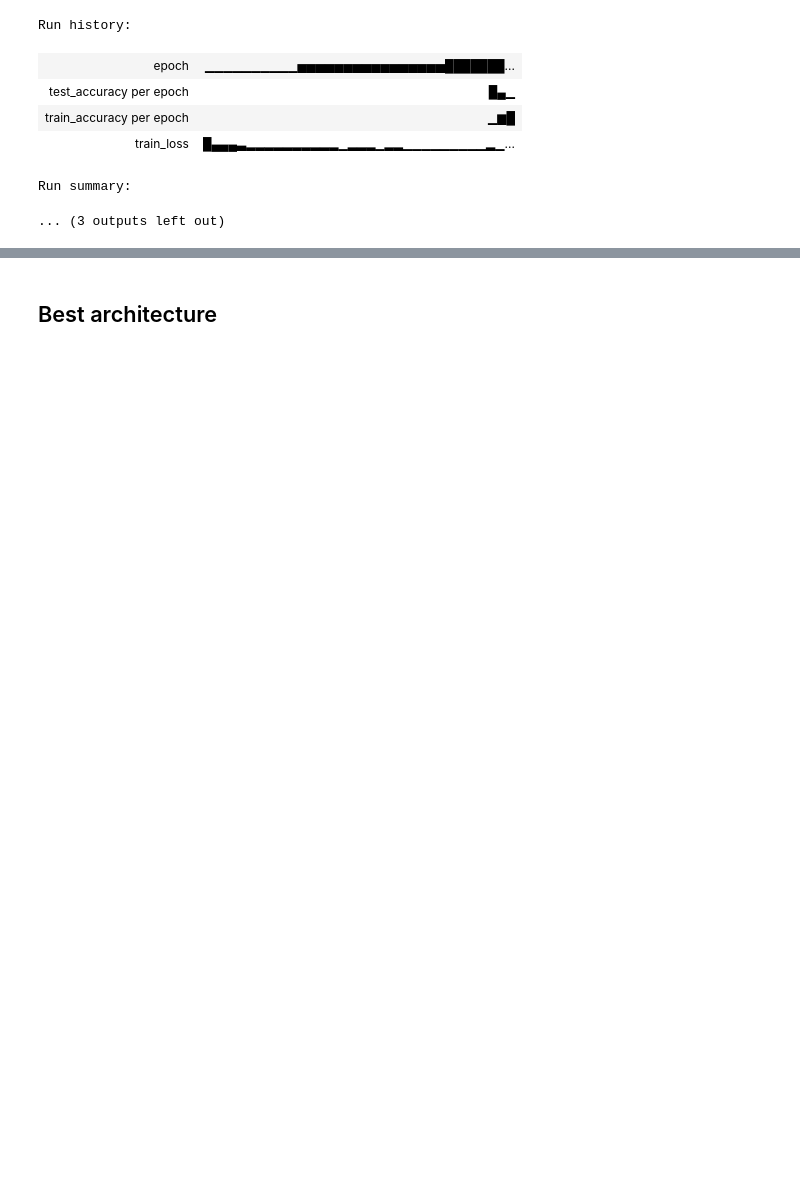
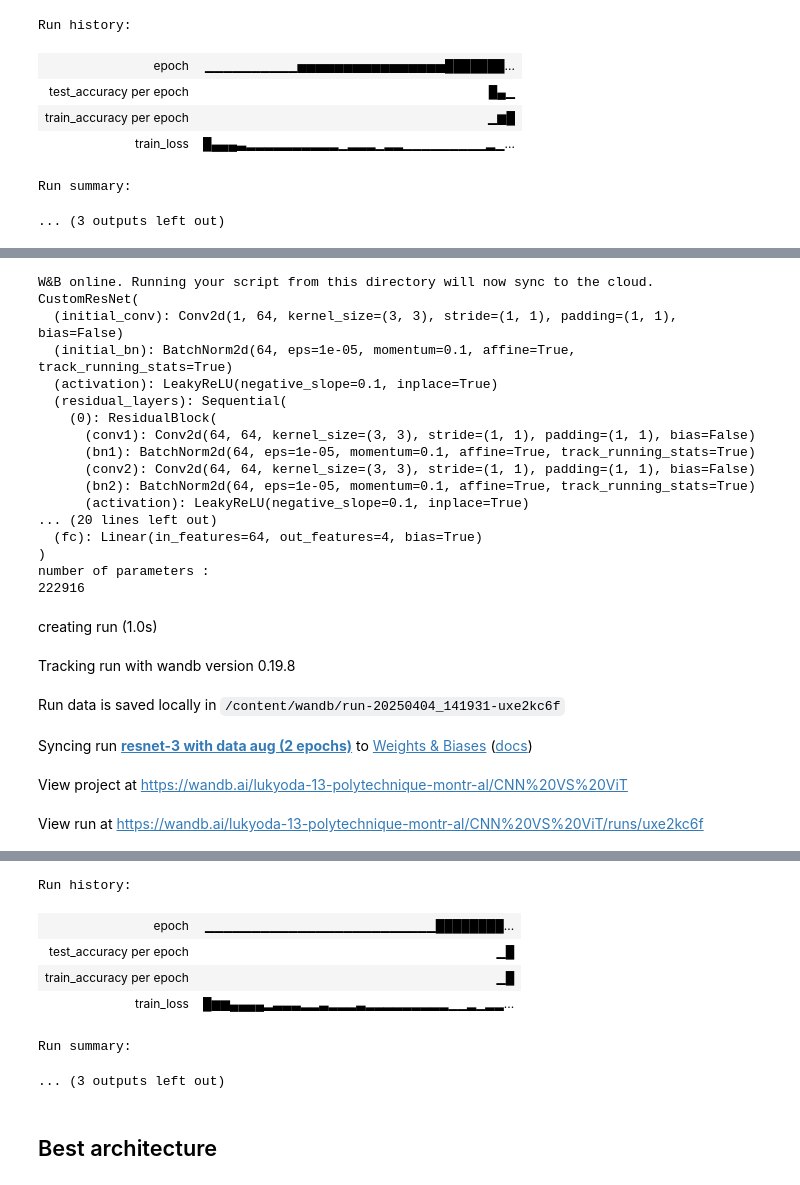
Before and after one commit to LucasColas/CNN-vs-ViT, a Jupyter notebook: ResNet.ipynb, the cells around one changed output, grey strips where cells are left out. Drawn from its saved outputs; the diff is of its cells as text; code cells hidden in the pictures; blank space fills up the shorter version.

```diff
--- a/ResNet.ipynb
+++ b/ResNet.ipynb
@@ -671,0 +861,71 @@ Run summary:
+# %%
+!wandb online
+
+name = "resnet-3 with data aug (2 epochs)"
+
+# Configuration dictionary for wandb
+config = {
+    "in_channels": 1,
+    "num_epochs": 2,            # Adjust number of epochs as necessary
+    "lr": 0.001,                # Learning rate
+    "batch_size": 64,           # Batch size (should match your DataLoader)
+    "num_blocks": 3,            # Number of residual blocks in the network
+    "base_channels": 64,        # Number of filters in the first block
+    "kernel_size": 3,           # Kernel size for convolutions
+    "activation": "LeakyReLU",  # Name of the activation function
+    "use_batchnorm": True,      # Whether to use batch normalization
+    "num_classes": 4            # OCTMNIST has 4 classes
+}
+
+# Create the model with custom configuration
+model = CustomResNet(
+        in_channels=config['in_channels'],  # OCTMNIST images are single-channel if you have preprocessed accordingly
+        num_blocks=config["num_blocks"],
+        base_channels=config["base_channels"],
+        kernel_size=config["kernel_size"],
+        activation=nn.LeakyReLU(0.1, inplace=True),
+        use_batchnorm=config["use_batchnorm"],
+        num_classes=config["num_classes"]
+    )
+print(model)
+
+print("number of parameters : ")
+print(sum(p.numel() for p in model.parameters() if p.requires_grad))
+
+# Initialize wandb run and train the model
+with wandb.init(
+    config=config,
+    project='CNN VS ViT',   # Title of your project
+    group='Test',           # Group name for your run
+    save_code=True,
+    name=name,
+):
+
+    # Train the model (train_loader and test_loader should be defined before)
+    train_model(model, config, name)
+
+wandb.finish()
+# %% [output]
+W&B online. Running your script from this directory will now sync to the cloud.
+CustomResNet(
+  (initial_conv): Conv2d(1, 64, kernel_size=(3, 3), stride=(1, 1), padding=(1, 1), bias=False)
+  (initial_bn): BatchNorm2d(64, eps=1e-05, momentum=0.1, affine=True, track_running_stats=True)
+  (activation): LeakyReLU(negative_slope=0.1, inplace=True)
+  (residual_layers): Sequential(
+    (0): ResidualBlock(
+      (conv1): Conv2d(64, 64, kernel_size=(3, 3), stride=(1, 1), padding=(1, 1), bias=False)
+      (bn1): BatchNorm2d(64, eps=1e-05, momentum=0.1, affine=True, track_running_stats=True)
+      (conv2): Conv2d(64, 64, kernel_size=(3, 3), stride=(1, 1), padding=(1, 1), bias=False)
+      (bn2): BatchNorm2d(64, eps=1e-05, momentum=0.1, affine=True, track_running_stats=True)
+      (activation): LeakyReLU(negative_slope=0.1, inplace=True)
+... (20 lines left out)
+  (fc): Linear(in_features=64, out_features=4, bias=True)
+)
+number of parameters :
+222916
+creating run (1.0s)
+Tracking run with wandb version 0.19.8
+Run data is saved locally in /content/wandb/run-20250404_141931-uxe2kc6f
+Syncing run resnet-3 with data aug (2 epochs) to Weights & Biases (docs)
+View project at https://wandb.ai/lukyoda-13-polytechnique-montr-al/CNN%20VS%20ViT
+View run at https://wandb.ai/lukyoda-13-polytechnique-montr-al/CNN%20VS%20ViT/runs/uxe2kc6f
@@ -672,2 +950,9 @@ Run summary:
+Run history:
+| epoch | ▁▁▁▁▁▁▁▁▁▁▁▁▁▁▁▁▁▁▁▁▁▁▁▁▁████████... |
+| test_accuracy per epoch | ▁█ |
+| train_accuracy per epoch | ▁█ |
+| train_loss | █▆▆▄▄▄▄▂▃▃▃▂▂▃▂▂▂▃▂▂▂▂▂▂▂▂▂▁▁▂▁▂▂... |
+Run summary:
+... (3 outputs left out)
 # %% [markdown]
 ## Best architecture
```
Also changed, not shown: parts of 12 cells of this notebook.
